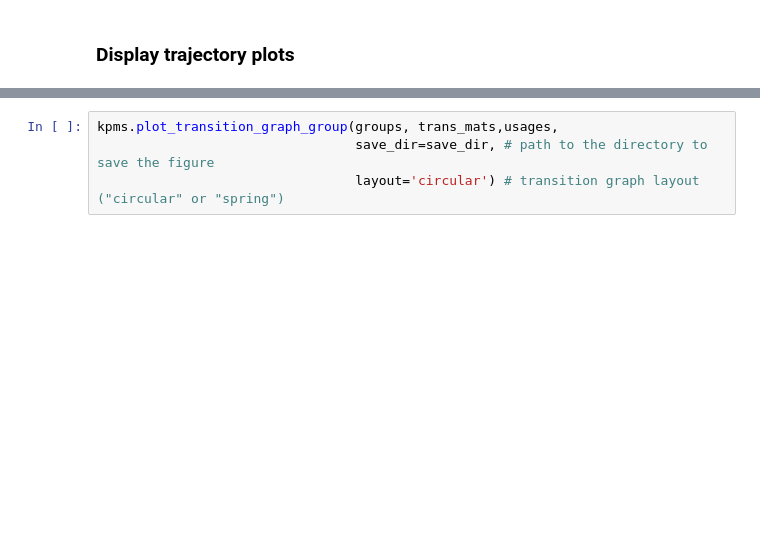
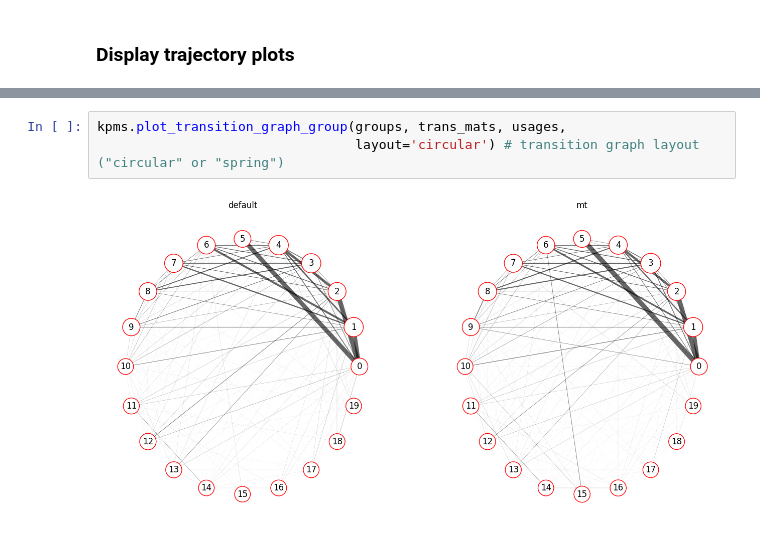
Before and after one commit to dattalab/keypoint-moseq, a Jupyter notebook: docs/source/analysis.ipynb, the cells around one changed output, grey strips where cells are left out. Drawn from its saved outputs; the diff is of its cells as text; blank space fills up the shorter version.

```diff
--- a/docs/source/analysis.ipynb
+++ b/docs/source/analysis.ipynb
@@ -188,5 +167,6 @@ Transition matrices can also be visualized as directed graphs, where each node o
 # %%
-kpms.plot_transition_graph_group(groups, trans_mats,usages,
-                                 save_dir=save_dir, # path to the directory to save the figure
+kpms.plot_transition_graph_group(groups, trans_mats, usages,
                                  layout='circular') # transition graph layout ("circular" or "spring")
+# %% [output]
+[figure, added]
 # %%
```
Also changed, not shown: parts of 45 cells of this notebook, 4 other files.
